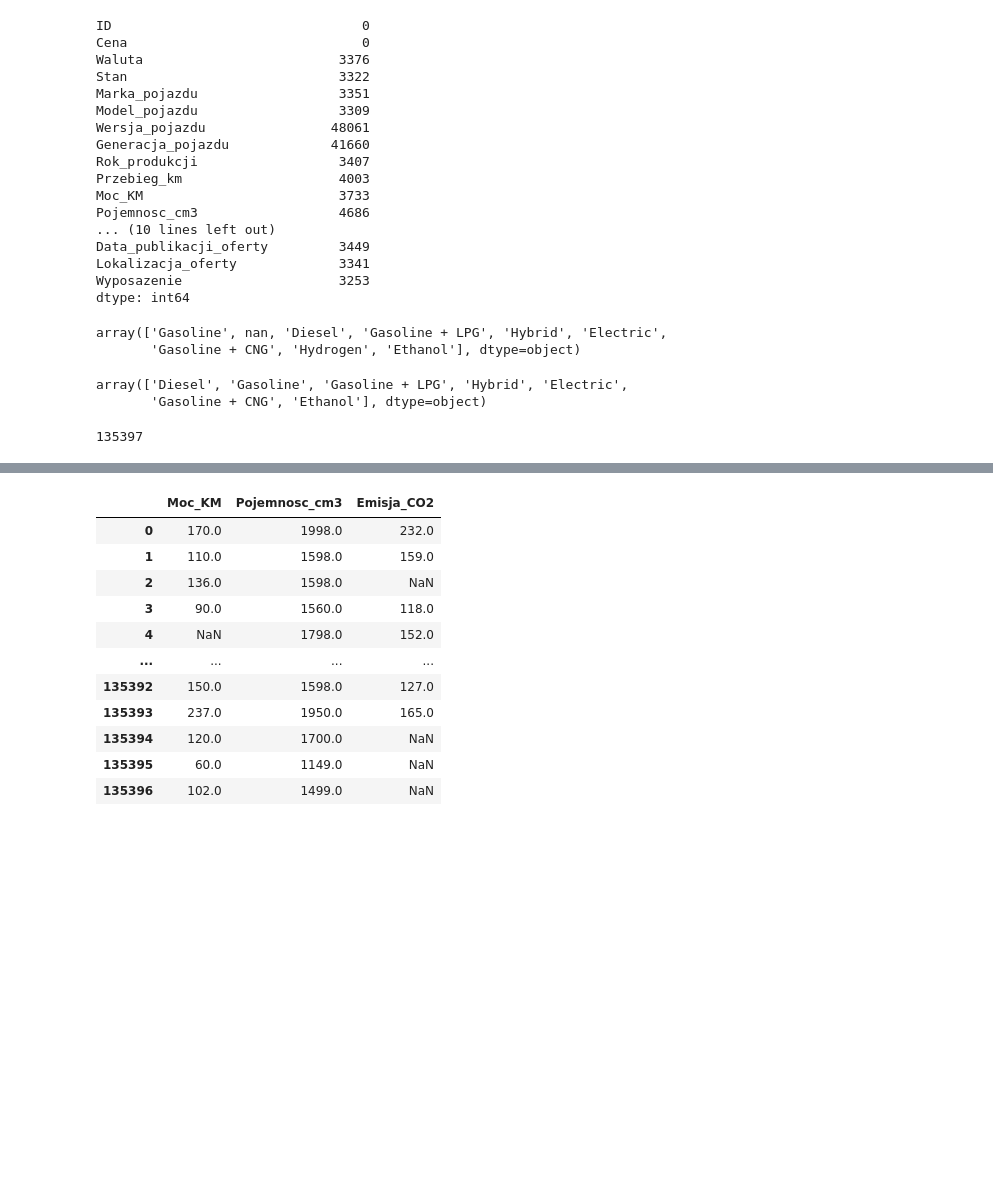
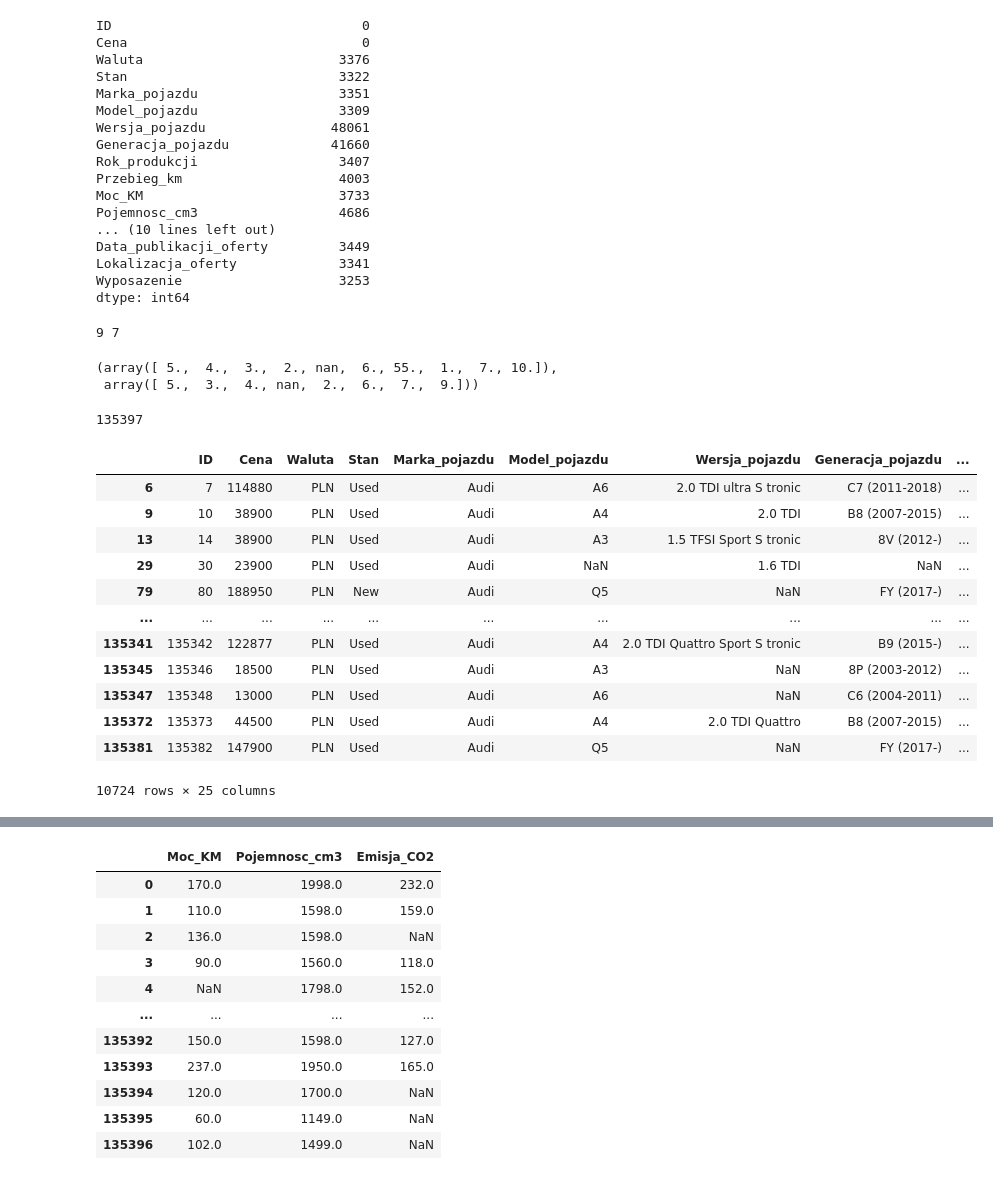
Before and after one commit to GameRuiner/Car-Price-Prediction, a Jupyter notebook: working/notebooks/EDA.ipynb, the cells around one changed output, grey strips where cells are left out. Saved outputs shown, nothing was run; the diff lists cells and outputs as text; code cells hidden in the pictures; blank space fills up the shorter version.

```diff
--- a/working/notebooks/EDA.ipynb
+++ b/working/notebooks/EDA.ipynb
@@ -29,17 +29,30 @@ Data_publikacji_oferty         3449
 Lokalizacja_oferty             3341
 Wyposazenie                    3253
 dtype: int64
-# %%
-df["Rodzaj_paliwa"].unique()
-# %% [output]
-array(['Gasoline', nan, 'Diesel', 'Gasoline + LPG', 'Hybrid', 'Electric',
-       'Gasoline + CNG', 'Hydrogen', 'Ethanol'], dtype=object)
-# %%
-df_test["Rodzaj_paliwa"].unique()
-# %% [output]
-array(['Diesel', 'Gasoline', 'Gasoline + LPG', 'Hybrid', 'Electric',
-       'Gasoline + CNG', 'Ethanol'], dtype=object)
+# %%
+print(df["Liczba_drzwi"].nunique(), df_test["Liczba_drzwi"].nunique())
+df["Liczba_drzwi"].unique(), df_test["Liczba_drzwi"].unique()
+# %% [output]
+9 7
+(array([ 5.,  4.,  3.,  2., nan,  6., 55.,  1.,  7., 10.]),
+ array([ 5.,  3.,  4., nan,  2.,  6.,  7.,  9.]))
 # %%
 len(df.index)
 # %% [output]
 135397
+# %%
+df[df["Marka_pojazdu"] == "Audi"]
+# %% [output]
+|  | ID | Cena | Waluta | Stan | Marka_pojazdu | Model_pojazdu | Wersja_pojazdu | Generacja_pojazdu | ... |
+| 6 | 7 | 114880 | PLN | Used | Audi | A6 | 2.0 TDI ultra S tronic | C7 (2011-2018) | ... |
+| 9 | 10 | 38900 | PLN | Used | Audi | A4 | 2.0 TDI | B8 (2007-2015) | ... |
+| 13 | 14 | 38900 | PLN | Used | Audi | A3 | 1.5 TFSI Sport S tronic | 8V (2012-) | ... |
+| 29 | 30 | 23900 | PLN | Used | Audi | NaN | 1.6 TDI | NaN | ... |
+| 79 | 80 | 188950 | PLN | New | Audi | Q5 | NaN | FY (2017-) | ... |
+| ... | ... | ... | ... | ... | ... | ... | ... | ... | ... |
+| 135341 | 135342 | 122877 | PLN | Used | Audi | A4 | 2.0 TDI Quattro Sport S tronic | B9 (2015-) | ... |
+| 135345 | 135346 | 18500 | PLN | Used | Audi | A3 | NaN | 8P (2003-2012) | ... |
+| 135347 | 135348 | 13000 | PLN | Used | Audi | A6 | NaN | C6 (2004-2011) | ... |
+| 135372 | 135373 | 44500 | PLN | Used | Audi | A4 | 2.0 TDI Quattro | B8 (2007-2015) | ... |
+| 135381 | 135382 | 147900 | PLN | Used | Audi | Q5 | NaN | FY (2017-) | ... |
+10724 rows × 25 columns
```
Also changed, not shown: parts of 3 cells of this notebook, 1 other file.
